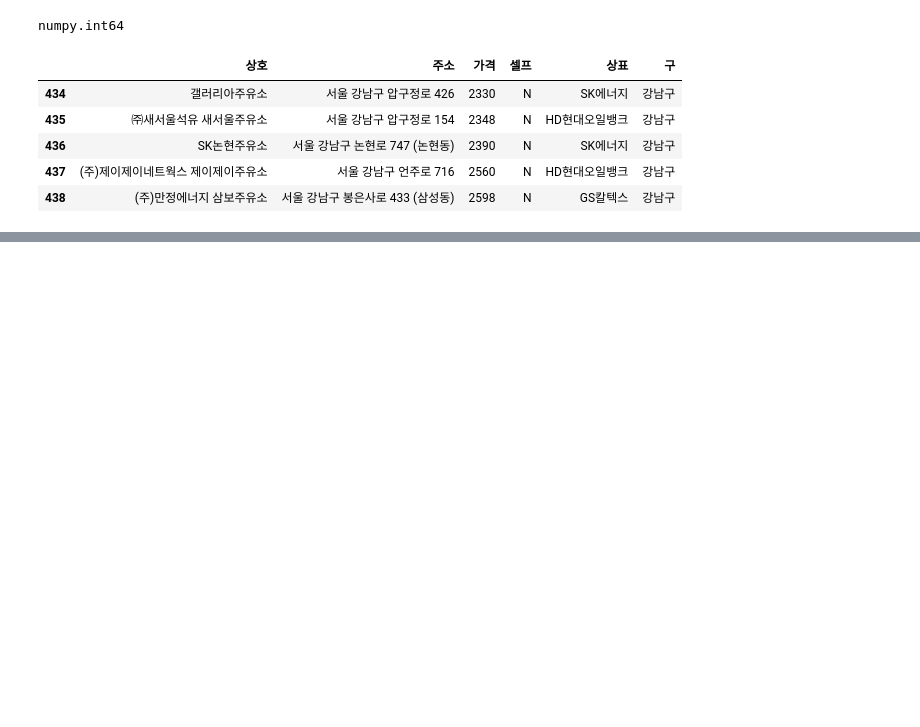
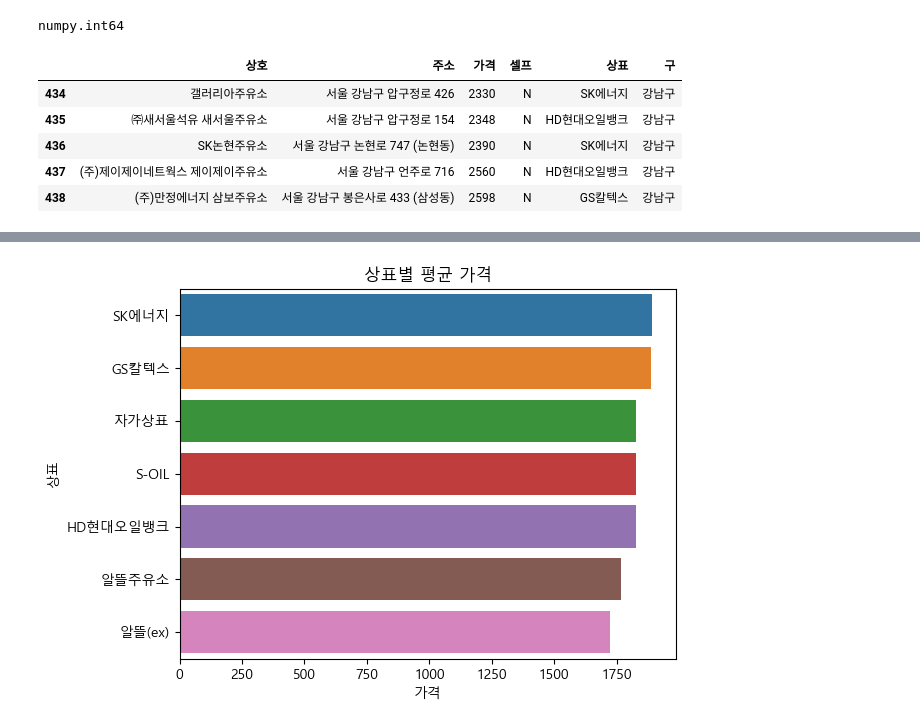
Before and after one commit to ckiekim/DataAnalysis-2023.09, a Jupyter notebook: 05.Crawling/15.Opinet.ipynb, the cells around one changed output, grey strips where cells are left out. Drawn from its saved outputs; the diff is of its cells as text; code cells hidden in the pictures; blank space fills up the shorter version.

```diff
--- a/05.Crawling/15.Opinet.ipynb
+++ b/05.Crawling/15.Opinet.ipynb
@@ -162,0 +204,5 @@ pd.read_csv('data/opinet_20230919.csv').tail()
+# %%
+# 상표별 평균 가격의 막대 그래프
+df2 = df.pivot_table('가격', '상표')
+df2.sort_values('가격', ascending=False, inplace=True)
+df2
@@ -162,0 +219,5 @@ pd.read_csv('data/opinet_20230919.csv').tail()
+# %%
+sns.barplot(y=df2.index, x=df2.가격)
+plt.title('상표별 평균 가격');
+# %% [output]
+[figure, added]
```
Also changed, not shown: parts of 13 cells of this notebook.
